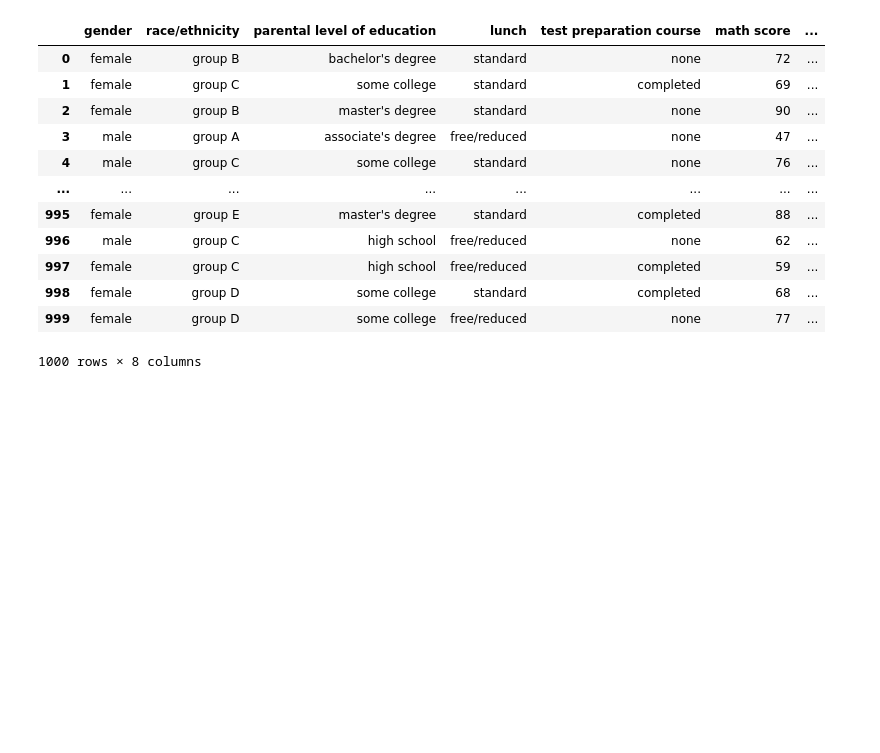
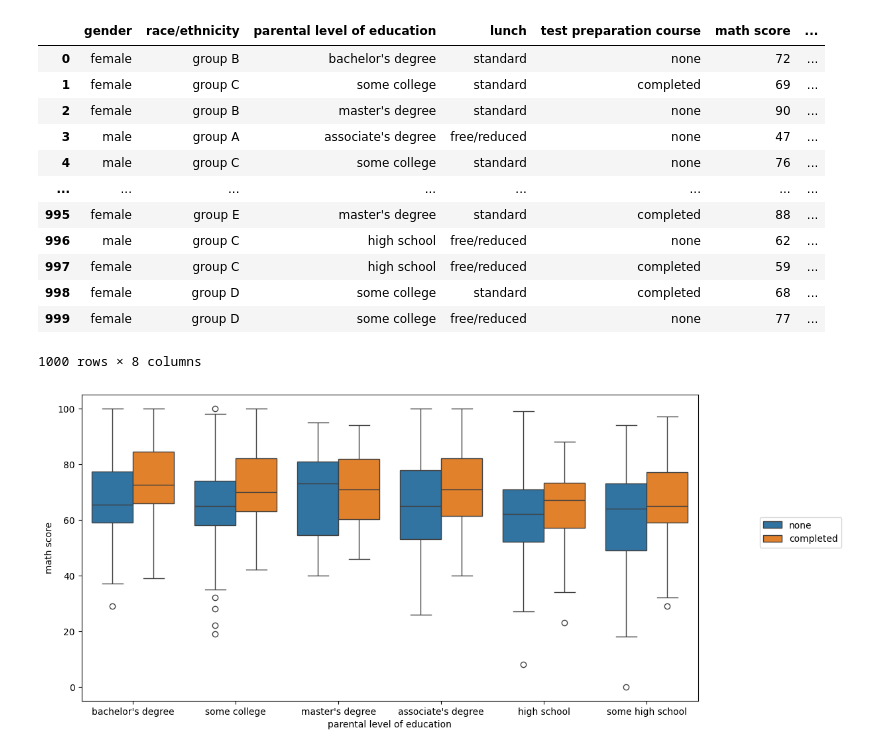
Before and after one commit to AlexTmbMifi/Seaborn-Matplotlib, a Jupyter notebook: Categorical Plots.ipynb, the cells around one changed output. Drawn from its saved outputs; the diff is of its cells as text; code cells hidden in the pictures; blank space fills up the shorter version.

```diff
--- a/Categorical Plots.ipynb
+++ b/Categorical Plots.ipynb
@@ -23,3 +23,11 @@ df
 | 998 | female | group D | some college | standard | completed | 68 | ... |
 | 999 | female | group D | some college | free/reduced | none | 77 | ... |
 1000 rows × 8 columns
+# %%
+# Категории с подкатегориями
+# вертикальный вариант
+fig, ax = plt.subplots(figsize=(12, 6))
+sns.boxplot(data=df, x = 'parental level of education', y='math score', hue = 'test preparation course');
+plt.legend(loc = (1.1, 0.5));
+# %% [output]
+[figure, added]
```
Also changed, not shown: parts of 6 cells of this notebook.
